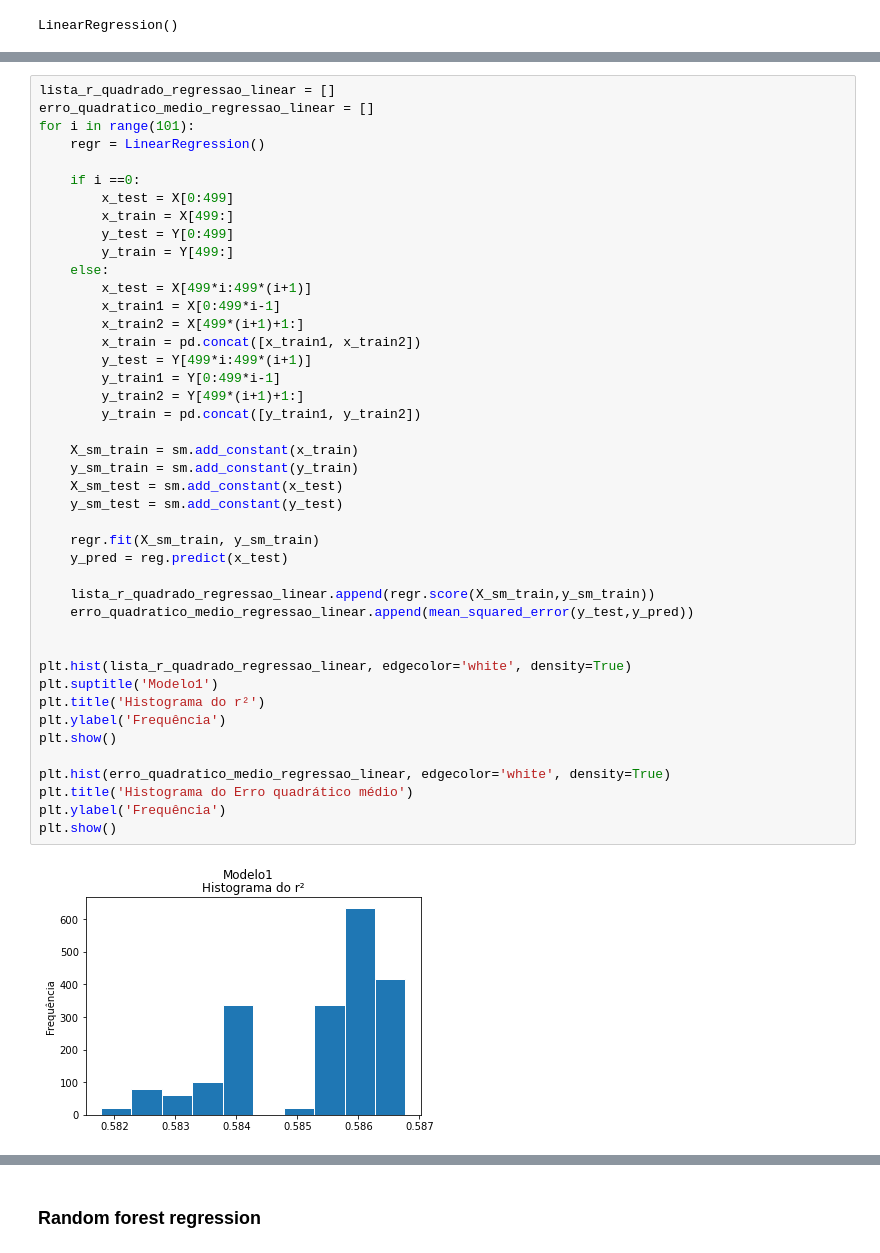
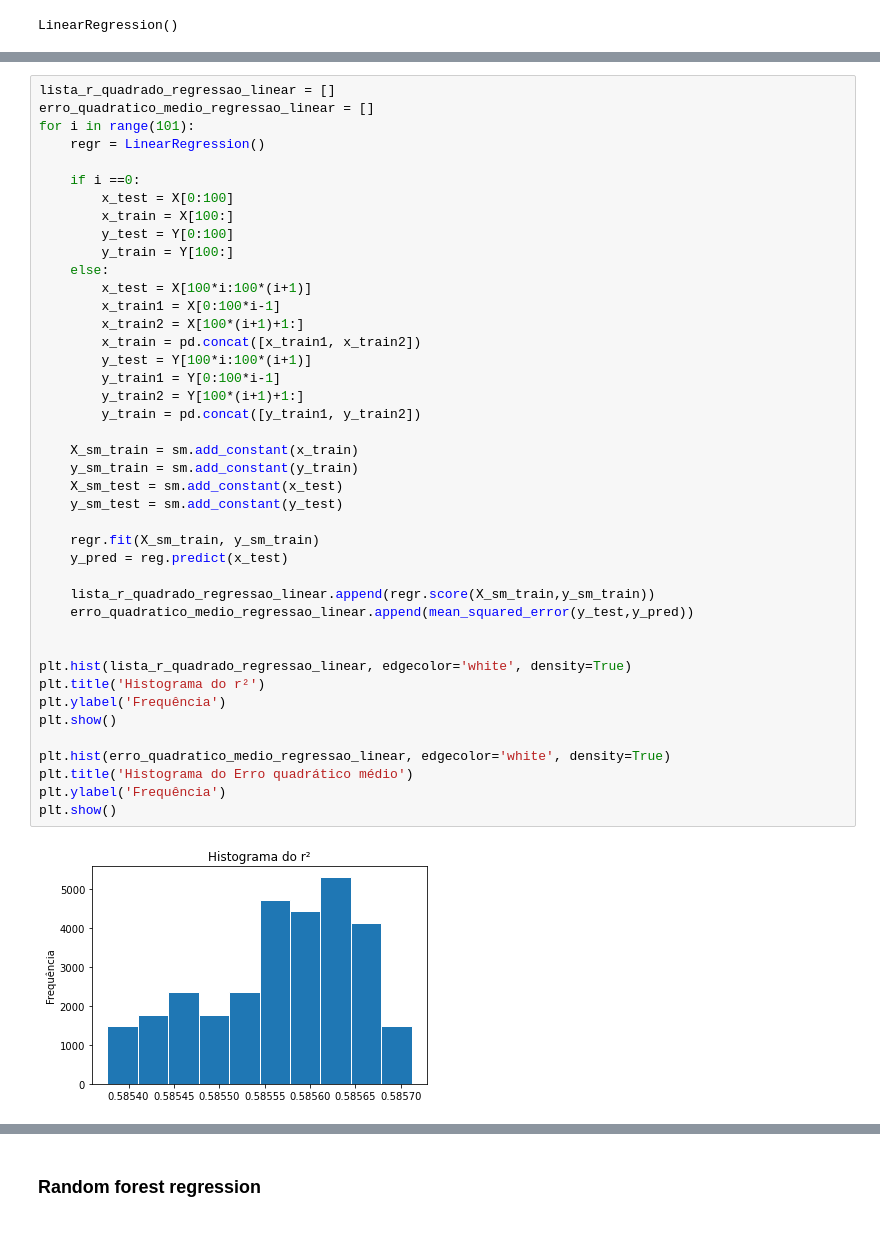
Before and after one commit to juliacfigueiredo/Projeto-2, a Jupyter notebook: Projeto_Final.ipynb, the cells around one changed output, grey strips where cells are left out. Drawn from its saved outputs; the diff is of its cells as text.

```diff
--- a/Projeto_Final.ipynb
+++ b/Projeto_Final.ipynb
@@ -356,42 +342,41 @@ erro_quadratico_medio_regressao_linear = []
 for i in range(101):
     regr = LinearRegression()
 
     if i ==0:
-        x_test = X[0:499]
-        x_train = X[499:]
-        y_test = Y[0:499]
-        y_train = Y[499:]
+        x_test = X[0:100]
+        x_train = X[100:]
+        y_test = Y[0:100]
+        y_train = Y[100:]
     else:
-        x_test = X[499*i:499*(i+1)]
-        x_train1 = X[0:499*i-1]
-        x_train2 = X[499*(i+1)+1:]
+        x_test = X[100*i:100*(i+1)]
+        x_train1 = X[0:100*i-1]
+        x_train2 = X[100*(i+1)+1:]
         x_train = pd.concat([x_train1, x_train2])
-        y_test = Y[499*i:499*(i+1)]
-        y_train1 = Y[0:499*i-1]
-        y_train2 = Y[499*(i+1)+1:]
+        y_test = Y[100*i:100*(i+1)]
+        y_train1 = Y[0:100*i-1]
+        y_train2 = Y[100*(i+1)+1:]
         y_train = pd.concat([y_train1, y_train2])
 
     X_sm_train = sm.add_constant(x_train)
     y_sm_train = sm.add_constant(y_train)
     X_sm_test = sm.add_constant(x_test)
     y_sm_test = sm.add_constant(y_test)
 
     regr.fit(X_sm_train, y_sm_train)
     y_pred = reg.predict(x_test)
 
     lista_r_quadrado_regressao_linear.append(regr.score(X_sm_train,y_sm_train))
     erro_quadratico_medio_regressao_linear.append(mean_squared_error(y_test,y_pred))
 
 
 plt.hist(lista_r_quadrado_regressao_linear, edgecolor='white', density=True)
-plt.suptitle('Modelo1')
 plt.title('Histograma do r²')
 plt.ylabel('Frequência')
 plt.show()
 
 plt.hist(erro_quadratico_medio_regressao_linear, edgecolor='white', density=True)
 plt.title('Histograma do Erro quadrático médio')
 plt.ylabel('Frequência')
 plt.show()
 # %% [output]
-[figure, old version]
+[figure, new version]
```
Also changed, not shown: parts of 71 cells of this notebook.
